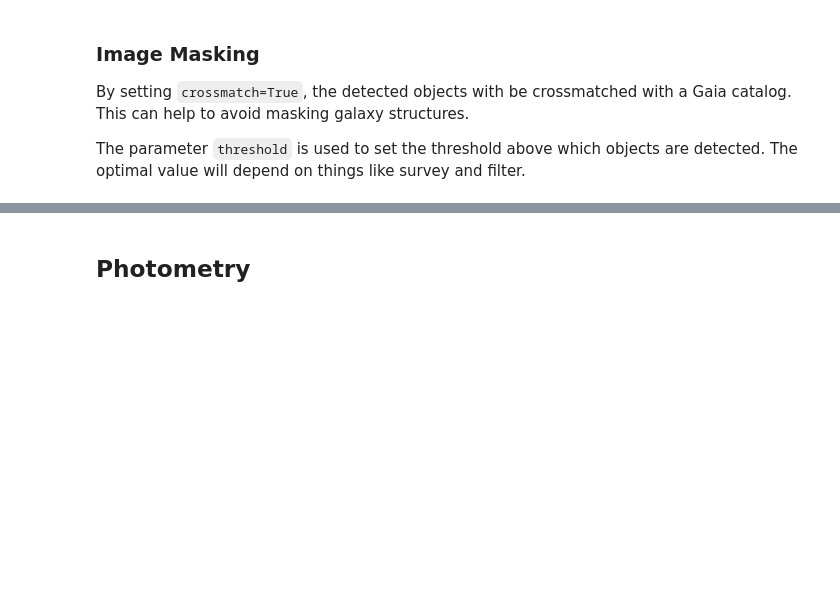
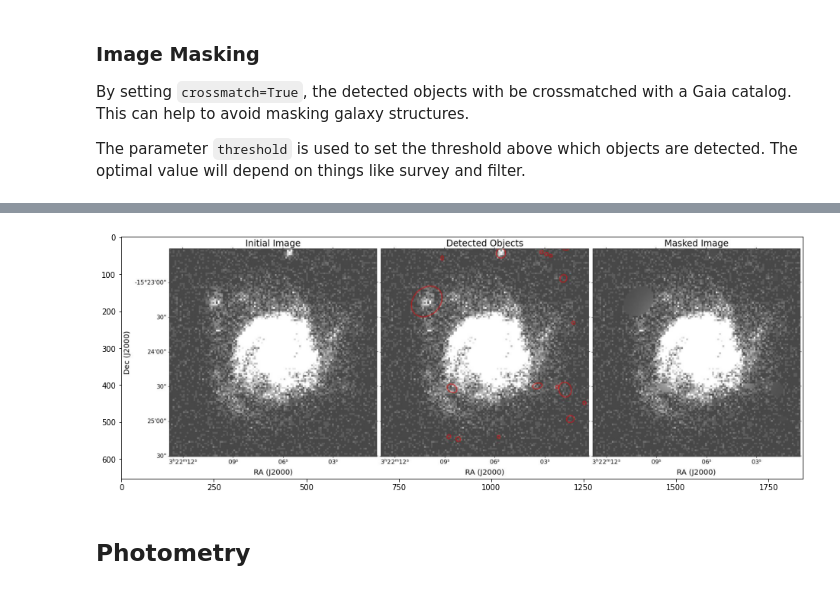
Before and after one commit to HOSTFLOWS/hostphot_example, a Jupyter notebook: tutorial.ipynb, the cells around one changed output, grey strips where cells are left out. Saved outputs shown, nothing was run; the diff lists cells and outputs as text; code cells hidden in the pictures; blank space fills up the shorter version.

```diff
--- a/tutorial.ipynb
+++ b/tutorial.ipynb
@@ -128,3 +143,24 @@ plt.show()
+# %%
+survey = 'GALEX'
+coadd_filters = ['NUV', 'FUV']
+
+# Use the mask created from the PS1 coadd image
+for filt in coadd_filters:
+    create_mask(name, host_ra, host_dec, filt, survey=survey,
+                common_params=coadd_mask_params0)
+
+if isinstance(coadd_filters, list):
+    coadd_file = os.path.join('images', name, f'masked_{survey}_{"".join(f for f in coadd_filters[0])}.jpg')
+else:
+    coadd_file = os.path.join('images', name, f'masked_{survey}_{coadd_filters[0]}.jpg')
+
+img = mpimg.imread(coadd_file)
+
+fig, ax = plt.subplots(figsize=(16, 6))
+imgplot = ax.imshow(img)
+plt.show()
+# %% [output]
+[figure, added]
 # %% [markdown]
 ## Photometry
 # %% [markdown]
```
Also changed, not shown: parts of 16 cells of this notebook.
